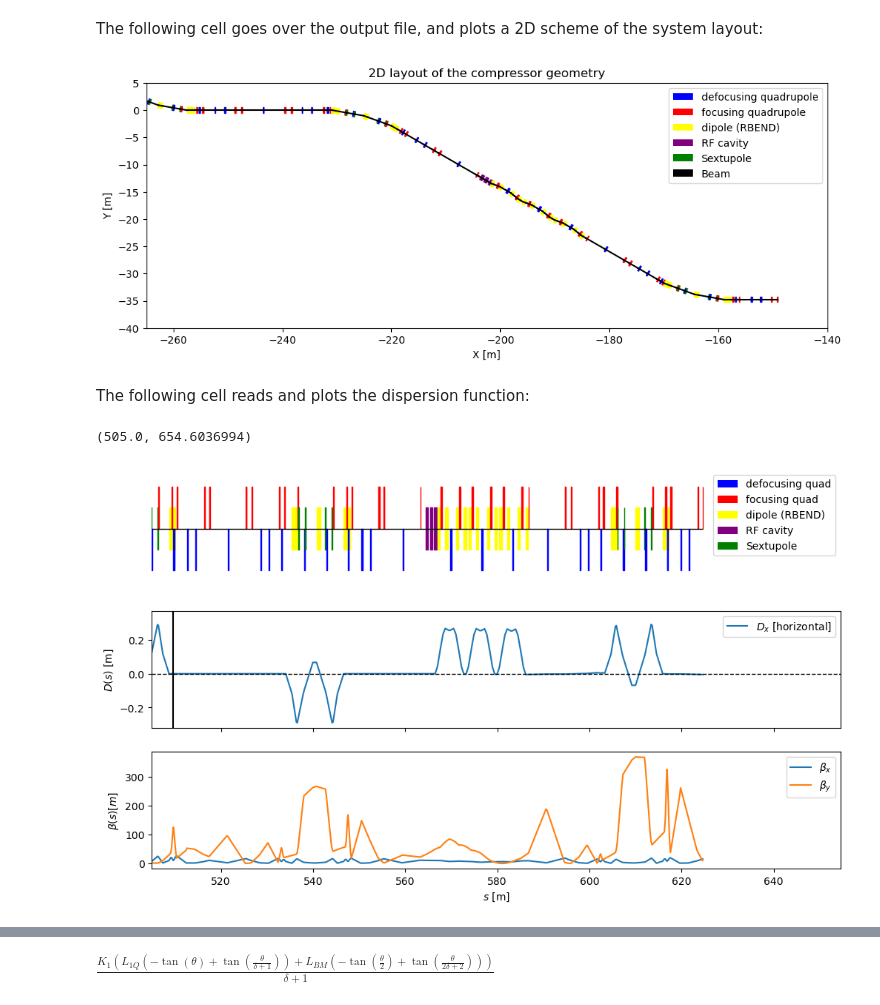
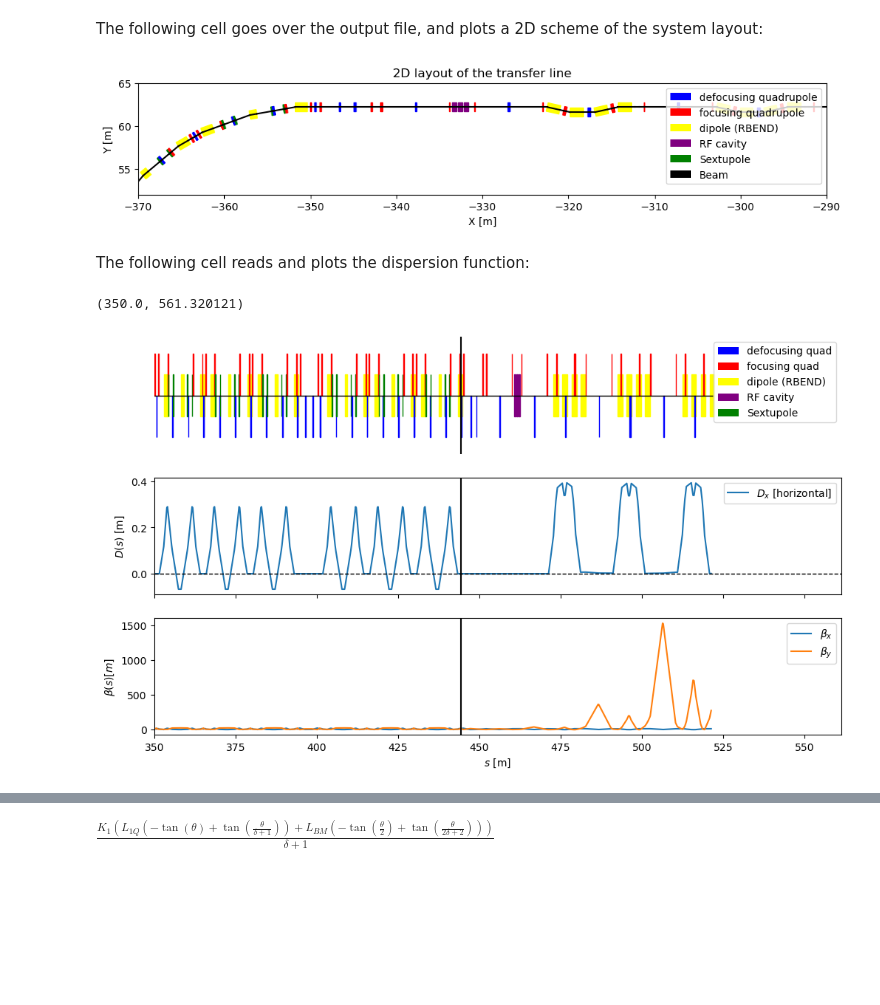
Before and after one commit to sebastiankalos/JAI_project, a Jupyter notebook: bunch_compressor.ipynb, the cells around one changed output, grey strips where cells are left out. Saved outputs shown, nothing was run; the diff lists cells and outputs as text; code cells hidden in the pictures; blank space fills up the shorter version.

```diff
--- a/bunch_compressor.ipynb
+++ b/bunch_compressor.ipynb
@@ -10,8 +10,11 @@ from matplotlib.patches import Rectangle
 the following cell reads a MADX output file, and stores the information (start to end of the beamline, element by element) in a dataframe:
 # %%
 #open output file and read line by line, store each line as a string in a list
+
 #filename = "madx_scripts/BC.out"
-filename="madx_scripts/positron_transfer_line/PTL.out"
+#filename="madx_scripts/positron_transfer_line/PTL.out"
+filename="madx_scripts/eL2L2_rebecca/eL2L2.out"
+
 copy_lines=[]
 with open(filename) as f: #open and read the file
     lines = f.readlines() #read all lines
@@ -57,48 +60,55 @@ angle_tot=0 #cumulative total angle, needs to add up to 2pi after one turn
 x_global,y_global=0,0 #global position in lab frame (not courant-snyder)
 elem_width = 1 #width of an element for plotting in 2D
 beam_width = 0.1
-for type_,s_,L_,K1L_,angle_ in zip(type,s,L,K1L,angle): #for each element, plot a rectangular patch in lab frame
+for type_,s_,L_,K1L_,angle_1 in zip(type,s,L,K1L,angle): #for each element, plot a rectangular patch in lab frame
+    angle_=-1*angle_1 #MADX turns clockwise as positive in its coordinate system
     x=x_global #update local coordinate
     y=y_global
     if 'QUADRUPOLE' in type_:
         if K1L_<0: #if defocusing
-            ax.add_patch(Rectangle((x, y-elem_width/2), L_, elem_width,angle=180*angle_tot/np.pi,color='blue'))
+            ax.add_patch(Rectangle((x, y), L_, elem_width/2,angle=180*(1+(angle_tot+angle_)/np.pi),color='blue'))
+            ax.add_patch(Rectangle((x, y), L_, -elem_width/2,angle=180*(1+(angle_tot+angle_)/np.pi),color='blue'))
         else: #if focusing
-            ax.add_patch(Rectangle((x, y-elem_width/2), L_, elem_width,angle=180*angle_tot/np.pi,color='red'))
+            ax.add_patch(Rectangle((x, y), L_, elem_width/2,angle=180*(1+(angle_tot+angle_)/np.pi),color='red'))
+            ax.add_patch(Rectangle((x, y), L_, -elem_width/2,angle=180*(1+(angle_tot+angle_)/np.pi),color='red'))
         #plt.text(x,y+0.6*elem_width,s=r"$K_1$="+str(round(K1L_/L_,3)))
     elif 'RFCAVITY' in type_:
-        ax.add_patch(Rectangle((x, y-elem_width/2), L_, elem_width,angle=180*angle_tot/np.pi,color='purple'))
+        ax.add_patch(Rectangle((x, y-elem_width/2), L_, elem_width,angle=180*(1+angle_tot/np.pi),color='purple'))
     elif 'RBEND' in type_:
-       ax.add_patch(Rectangle((x, y), L_, elem_width/2,angle=180*(angle_tot+angle_)/np.pi,color='yellow')) #left dipole patch
-       ax.add_patch(Rectangle((x, y), L_, -elem_width/2,angle=180*(angle_tot+angle_)/np.pi,color='yellow')) #right dipole patch
+       ax.add_patch(Rectangle((x, y), L_, elem_width/2,angle=180*(1+(angle_tot+angle_)/np.pi),color='yellow')) #left dipole patch
+       ax.add_patch(Rectangle((x, y), L_, -elem_width/2,angle=180*(1+(angle_tot+angle_)/np.pi),color='yellow')) #right dipole patch
        #plt.text(x,y-0.8*elem_width,s=r"$\theta$="+str(round(angle_*180/np.pi,2))+r"$^o$")
     elif 'SEXTUPOLE' in type_:
-        ax.add_patch(Rectangle((x, y-elem_width/2), L_, elem_width,angle=180*angle_tot/np.pi,color='green'))
-    #elif 'DRIFT' in type_:
-    #    ax.add_patch(Rectangle((x, y-elem_width/2), L_, elem_width,angle=180*angle_tot/np.pi,color='black'))
-    x_global+=L_*np.cos((angle_tot+angle_))#update global (starting) position for the next element
-    y_global+=L_*np.sin((angle_tot+angle_))
+        ax.add_patch(Rectangle((x, y), L_, elem_width/2,angle=180*(1+(angle_tot+angle_)/np.pi),color='green'))
+        ax.add_patch(Rectangle((x, y), L_, -elem_width/2,angle=180*(1+(angle_tot+angle_)/np.pi),color='green'))
+
+    x_global-=L_*np.cos((angle_tot+angle_))#update global (starting) position for the next element
+    y_global-=L_*np.sin((angle_tot+angle_))
     plt.plot([x,x_global],[y,y_global],color='black') #draw a line for the beam
     angle_tot += angle_ #update cumulative angle (in radians)
 
-plt.xlim(-265,-140)
-plt.ylim(-40,5)
+plt.xlim(-370,-290)
+plt.ylim(52,65)
+
+#plt.xlim(-390,-290)
+#plt.ylim(-5,65)
+
 plt.xlabel('X [m]')
 plt.ylabel('Y [m]')
 ax = plt.gca() #handle needed to fix aspect ratio of the plot (to preserve angles!)
 ax.set_aspect(1) #fix aspect ratio
 
 hndl = [Patch(facecolor='blue', label='defocusing quadrupole'),#make a legend corresponding to the color patches signifying lattice elements
         Patch(facecolor='red', label='focusing quadrupole'),
         Patch(facecolor='yellow', label='dipole (RBEND)'),
         Patch(facecolor='purple', label='RF cavity'),
         Patch(facecolor='green', label='Sextupole'),
         Patch(facecolor='black', label='Beam')]
 ax.legend(handles=hndl,loc='upper right')
-plt.title('2D layout of the compressor geometry')
+plt.title('2D layout of the transfer line')
 plt.savefig('jupyter_plots/Transfer_lattice.jpg', bbox_inches='tight')
 # %% [output]
-[figure, old version]
+[figure, new version]
 # %% [markdown]
 The following cell reads and plots the dispersion function:
 # %%
@@ -119,11 +129,13 @@ for type_,s_,L_,K1L_ in zip(type,s,L,K1L): #for each element, plot a rectangular
         ax[0].add_patch(Rectangle((s_,-elem_width/2), L_, elem_width,color='green'))
 
 
-xmin=505
+xmin=350
+x_end = 444.4
 ax[0].set_ylim(-0.7,0.7)
 ax[0].axis('off')
 ax[0].hlines(y=0, xmin=xmin, xmax=s[-1]+L[-1], color='black',linewidth=1)
 #plt.axhline(y=0,color='black',linestyle='--',linewidth=1)
+ax[0].axvline(x=x_end,color='black')
 
 hndl = [Patch(facecolor='blue', label='defocusing quad'),#make a legend corresponding to the color patches signifying lattice elements
         Patch(facecolor='red', label='focusing quad'),
@@ -136,17 +148,18 @@ ax[1].plot(s,Dx,label=r'$D_x$ [horizontal]')
 #ax[1].plot(s,dDx,'.--',label=r'$dD_x$ [horizontal]')
 ax[1].legend(loc="upper right")
 ax[1].set_ylabel(r'$D(s)$ [m]')
-ax[1].axvline(x=509.68,color='black')
+ax[1].axvline(x=x_end,color='black')
 ax[1].axhline(y=0,color='black',linestyle='--',linewidth=1)
 
 ax[2].plot(s,betx,label=r'$\beta_x$')
 ax[2].plot(s,bety,label=r'$\beta_y$')
+ax[2].axvline(x=x_end,color='black')
 ax[2].set_ylabel(r'$\beta (s) [m]$')
 ax[2].set_xlabel(r'$s$ [m]')
 
 plt.legend()
-plt.xlim(xmin,s[-1]+30)
+plt.xlim(xmin,s[-1]+40)
 # %% [output]
-(505.0, 654.6036994)
+(350.0, 561.320121)
-[figure, old version]
+[figure, new version]
 # %%
```
Also changed, not shown: parts of 9 cells of this notebook, 25 other files.
